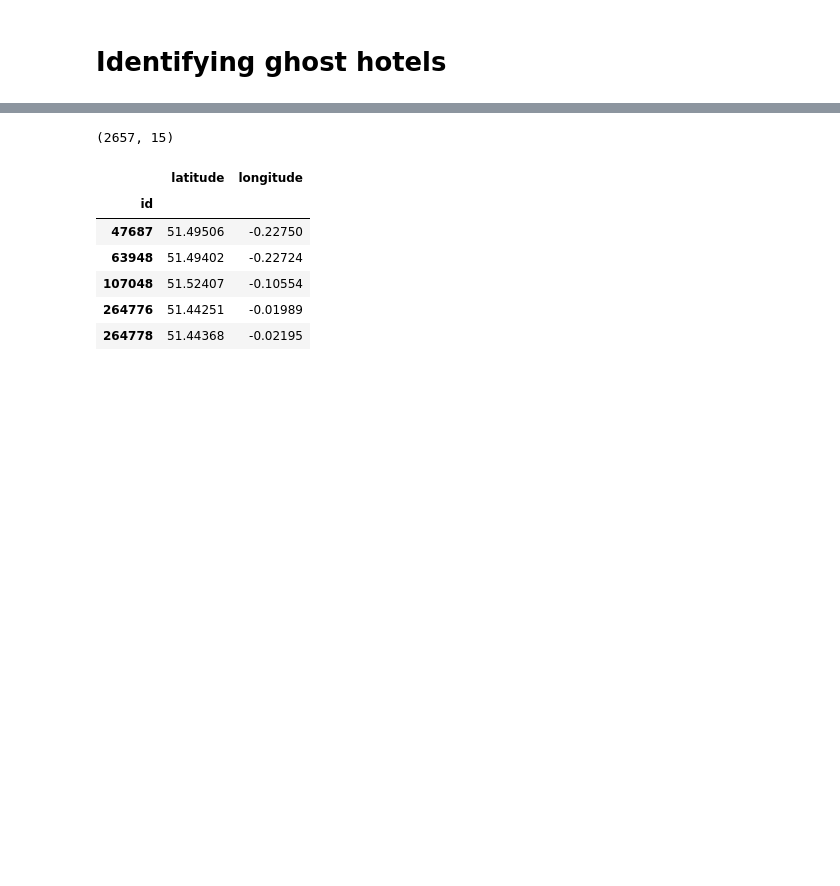
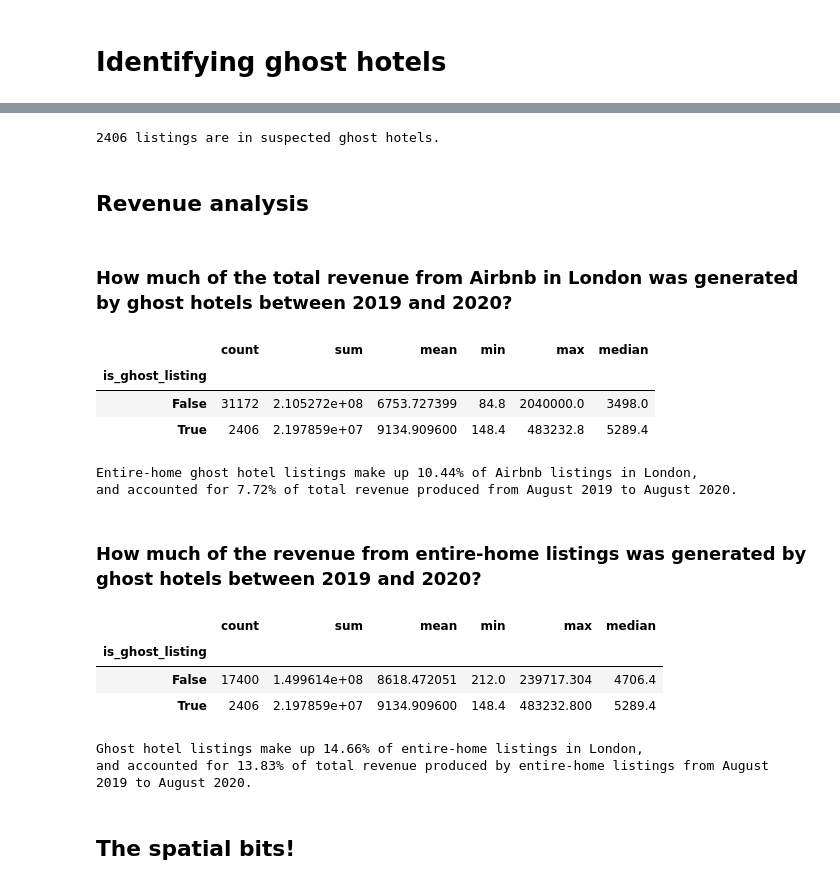
Before and after one commit to caranvr/i2p-assessment, a Jupyter notebook: ghost_hotels2.ipynb, the cells around one changed output, grey strips where cells are left out. Drawn from its saved outputs; the diff is of its cells as text; code cells hidden in the pictures; blank space fills up the shorter version.

```diff
--- a/ghost_hotels2.ipynb
+++ b/ghost_hotels2.ipynb
@@ -140,0 +179,2 @@ print(f'{len(text_noise)} listings are considered noise and will be dropped in t
+# %%
+ghost_hotels_20 = ghost_hotels(df)
@@ -140,0 +201,12 @@ print(f'{len(text_noise)} listings are considered noise and will be dropped in t
+# %%
+ghost_hotels_20.drop(ghost_hotels_20[
+    ghost_hotels_20['host_name'].str.contains('Sonder')
+].index, inplace=True)
+
+print(f'{ghost_hotels_20.shape[0]} listings are in suspected ghost hotels.')
+# %% [output]
+2406 listings are in suspected ghost hotels.
+# %% [markdown]
+## Revenue analysis
+# %% [markdown]
+### How much of the total revenue from Airbnb in London was generated by ghost hotels between 2019 and 2020?
@@ -140,0 +227,21 @@ print(f'{len(text_noise)} listings are considered noise and will be dropped in t
+# %%
+#Necessary information:
+# - % of listings
+# - % of revenue
+ghost_vs_total = df.groupby('is_ghost_listing').agg({'revenue': ['count', 'sum', 'mean', 'min', 'max', 'median']})
+ghost_vs_total.columns = ghost_vs_total.columns.droplevel(0)
+# %%
+ghost_vs_total
+# %% [output]
+|  | count | sum | mean | min | max | median |
+| is_ghost_listing |  |  |  |  |  |  |
+| False | 31172 | 2.105272e+08 | 6753.727399 | 84.8 | 2040000.0 | 3498.0 |
+| True | 2406 | 2.197859e+07 | 9134.909600 | 148.4 | 483232.8 | 5289.4 |
+# %%
+print(f"""Entire-home ghost hotel listings make up {(ghost_vs_total['sum'].values[1]/ghost_vs_total['sum'].values[0])*100:.2f}% of Airbnb listings in London,
+and accounted for {(ghost_vs_total['count'].values[1]/ghost_vs_total['count'].values[0])*100:.2f}% of total revenue produced from August 2019 to August 2020.""")
+# %% [output]
+Entire-home ghost hotel listings make up 10.44% of Airbnb listings in London,
+and accounted for 7.72% of total revenue produced from August 2019 to August 2020.
+# %% [markdown]
+### How much of the revenue from entire-home listings was generated by ghost hotels between 2019 and 2020?
@@ -141,21 +253,20 @@ print(f'{len(text_noise)} listings are considered noise and will be dropped in t
+# %%
+ghost_vs_entirehomes
+# %% [output]
+|  | count | sum | mean | min | max | median |
+| is_ghost_listing |  |  |  |  |  |  |
+| False | 17400 | 1.499614e+08 | 8618.472051 | 212.0 | 239717.304 | 4706.4 |
+| True | 2406 | 2.197859e+07 | 9134.909600 | 148.4 | 483232.800 | 5289.4 |
+# %%
+print(f"""Ghost hotel listings make up {(ghost_vs_entirehomes['sum'].values[1]/ghost_vs_entirehomes['sum'].values[0])*100:.2f}% of entire-home listings in London,
+and accounted for {(ghost_vs_entirehomes['count'].values[1]/ghost_vs_entirehomes['count'].values[0])*100:.2f}% of total revenue produced by entire-home listings from August 2019 to August 2020.""")
+# %% [output]
+Ghost hotel listings make up 14.66% of entire-home listings in London,
+and accounted for 13.83% of total revenue produced by entire-home listings from August 2019 to August 2020.
+# %% [markdown]
+## The spatial bits!
 # %%
 gdf = gpd.GeoDataFrame(df,
       geometry=gpd.points_from_xy(df['longitude'], df['latitude'], crs='epsg:4326'))
 boros = gpd.read_file('https://github.com/jreades/i2p/blob/master/data/src/Boroughs.gpkg?raw=true')
 gdf = gdf.to_crs(boros.crs) #reproject so that we can map it later
-# %%
-results.drop(results[results['text_dbscan'] == -1].index, inplace=True)
-results.shape
-# %% [output]
-(2657, 15)
-# %%
-spatial_dbs_listings = results[['latitude', 'longitude']]
-spatial_dbs_listings.head()
-# %% [output]
-|  | latitude | longitude |
-| id |  |  |
-| 47687 | 51.49506 | -0.22750 |
-| 63948 | 51.49402 | -0.22724 |
-| 107048 | 51.52407 | -0.10554 |
-| 264776 | 51.44251 | -0.01989 |
-| 264778 | 51.44368 | -0.02195 |
```
Also changed, not shown: parts of 48 cells of this notebook.
